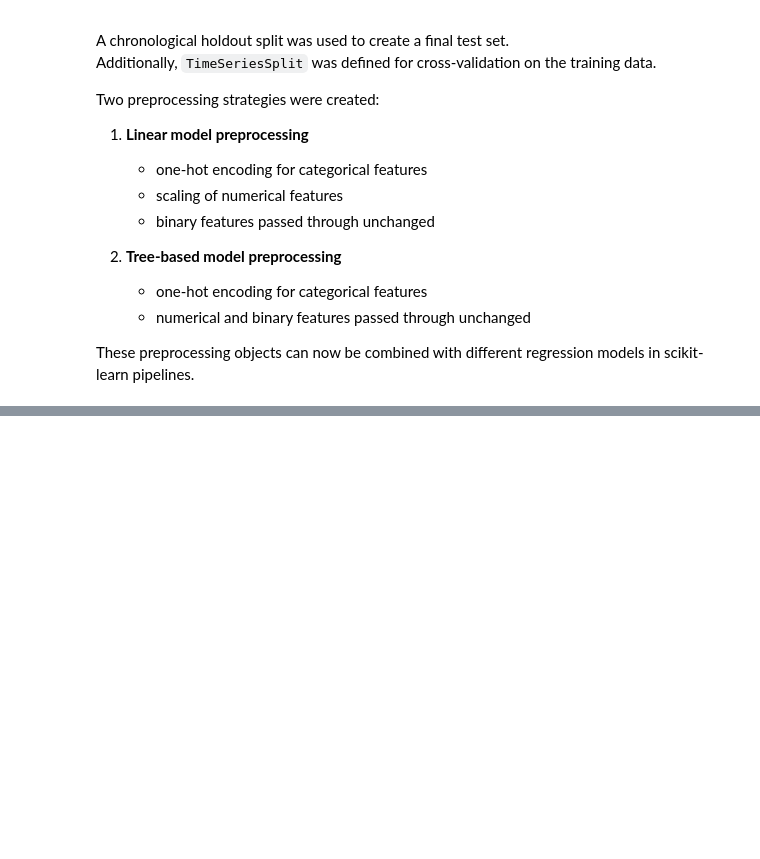
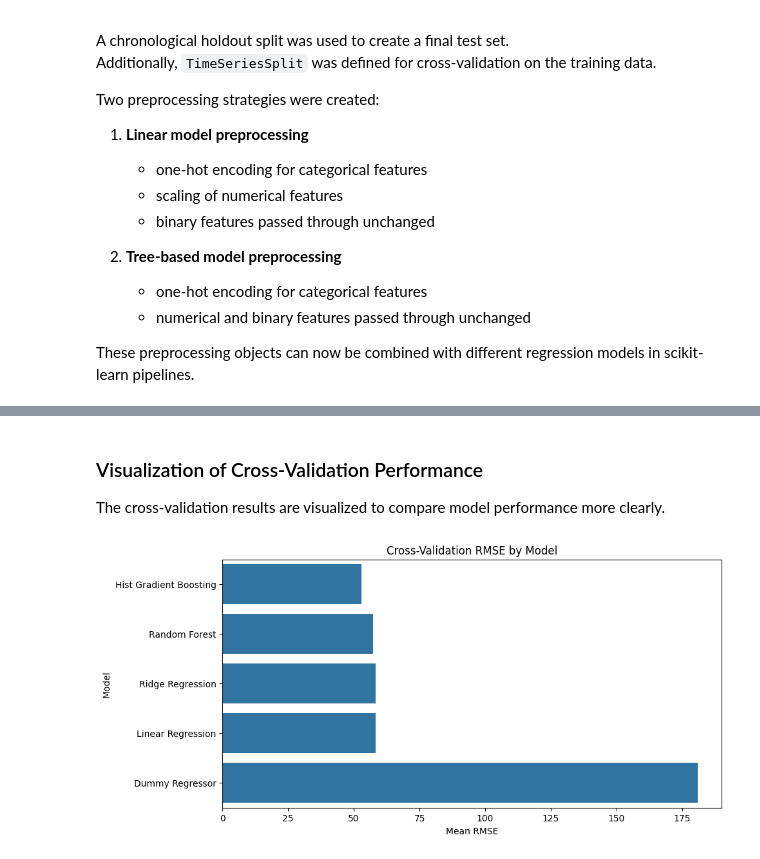
Before and after one commit to BoehmPa/AI_ML_Project, a Jupyter notebook: Feature_Engineering_and_Modeling.ipynb, the cells around one changed output, grey strips where cells are left out. Saved outputs shown, nothing was run; the diff lists cells and outputs as text; code cells hidden in the pictures; blank space fills up the shorter version.

```diff
--- a/Feature_Engineering_and_Modeling.ipynb
+++ b/Feature_Engineering_and_Modeling.ipynb
@@ -922,0 +1096,16 @@ These preprocessing objects can now be combined with different regression models
+# %% [markdown]
+### Visualization of Cross-Validation Performance
+
+The cross-validation results are visualized to compare model performance more clearly.
+# %%
+import matplotlib.pyplot as plt
+import seaborn as sns
+
+plt.figure(figsize=(10, 5))
+sns.barplot(data=cv_results_df, x="RMSE_mean", y="model")
+plt.title("Cross-Validation RMSE by Model")
+plt.xlabel("Mean RMSE")
+plt.ylabel("Model")
+plt.show()
+# %% [output]
+[figure, added]
```
Also changed, not shown: parts of 71 cells of this notebook.
